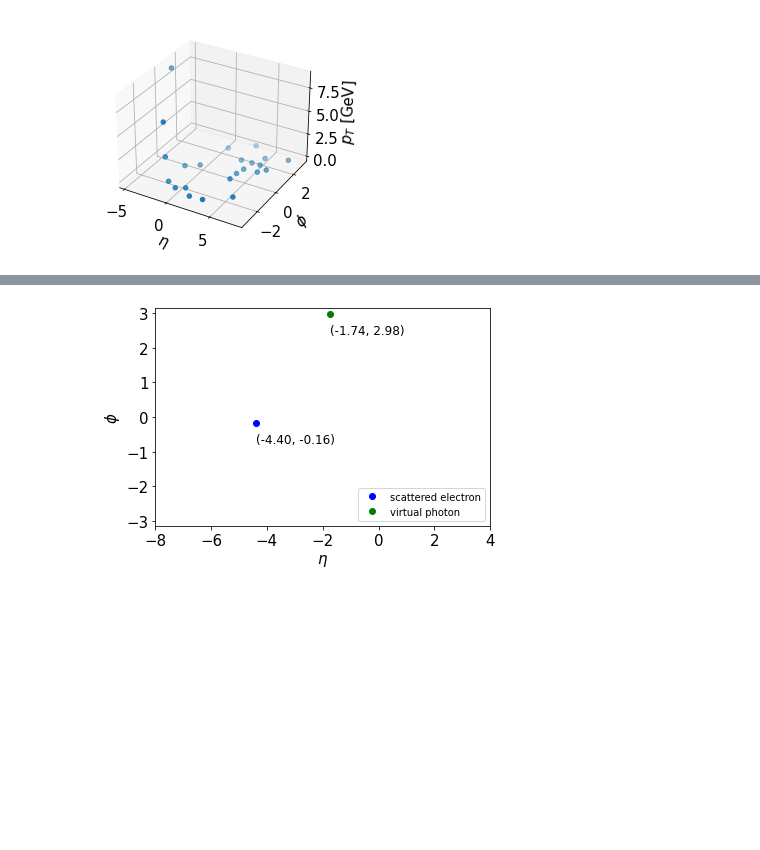
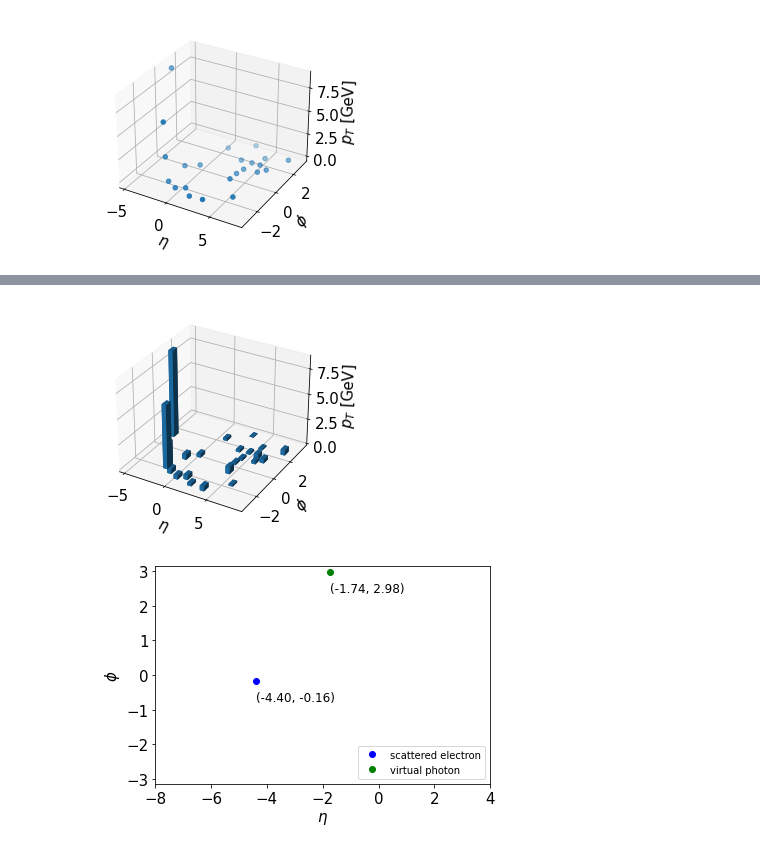
Before and after one commit to rkunnawa/Yale_Pathways, a Jupyter notebook: Day1_Introduction_pythia_ep_event.ipynb, the cells around one changed output, grey strips where cells are left out. Cells and saved outputs as stored; diff of their text form; code cells hidden in the pictures; blank space fills up the shorter version.

```diff
--- a/Day1_Introduction_pythia_ep_event.ipynb
+++ b/Day1_Introduction_pythia_ep_event.ipynb
@@ -394,3 +373,19 @@ ValueError: shape mismatch: objects cannot be broadcast to a single shape
+# %%
+fig = plt.figure()
+ax = fig.add_subplot(111, projection='3d')
+
+# Data for three-dimensional scattered points
+zdata = Event_Particles['pT']
+xdata = Event_Particles['eta']
+ydata = Event_Particles['phi']
+n = Event_Particles.shape[0]
+ax.bar3d(xdata,ydata,np.zeros(n),np.ones(n)*0.5,np.ones(n)*0.5,zdata)
+ax.set_xlabel('$\eta$')
+ax.set_ylabel('$\phi$')
+ax.set_zlabel('$p_T$ [GeV]')
+plt.show()
+# %% [output]
+[figure, added]
 # %%
 Event_Particles.to_csv('event.csv')
 # %%
```
Also changed, not shown: parts of 3 cells of this notebook.
